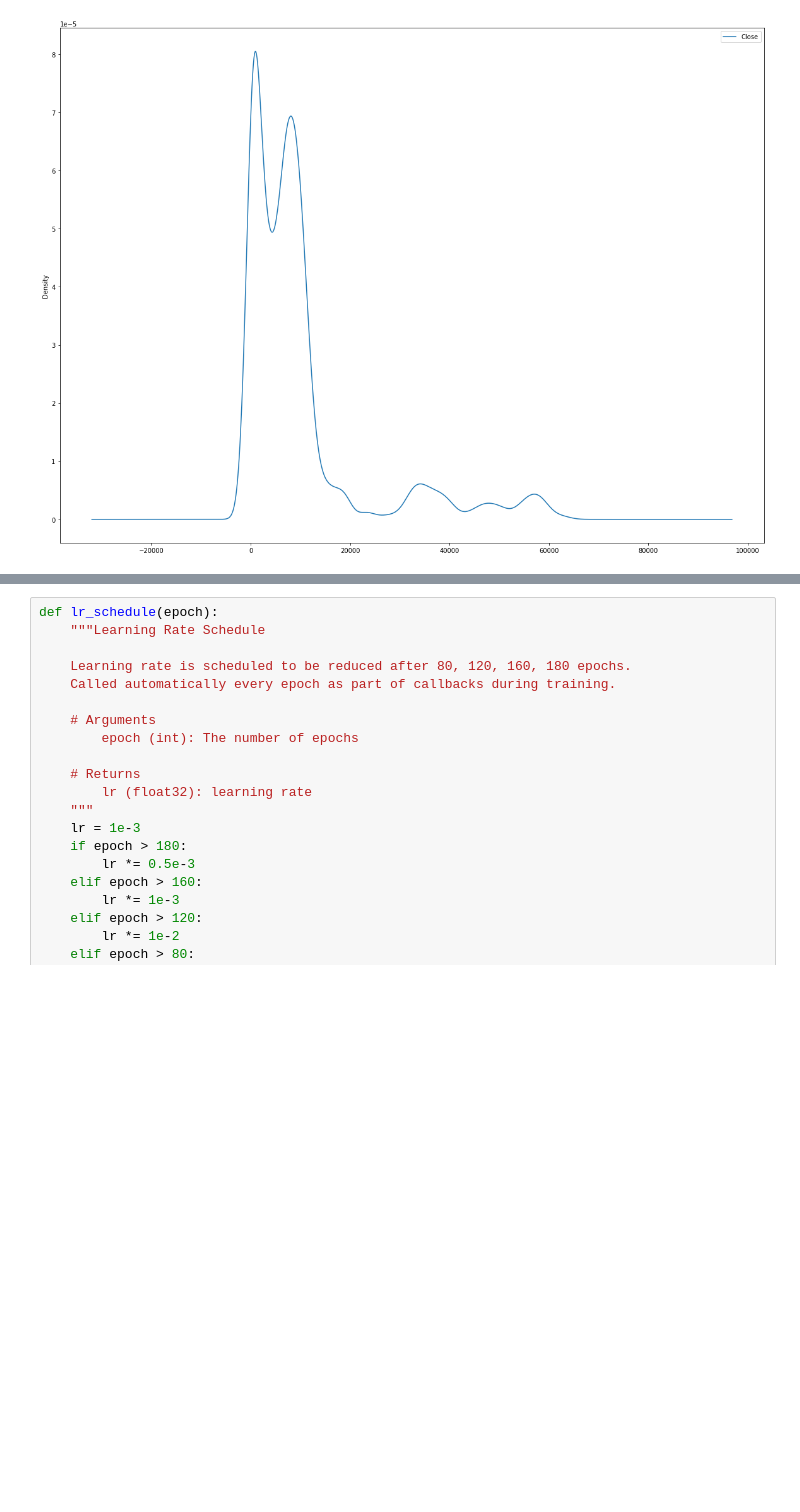
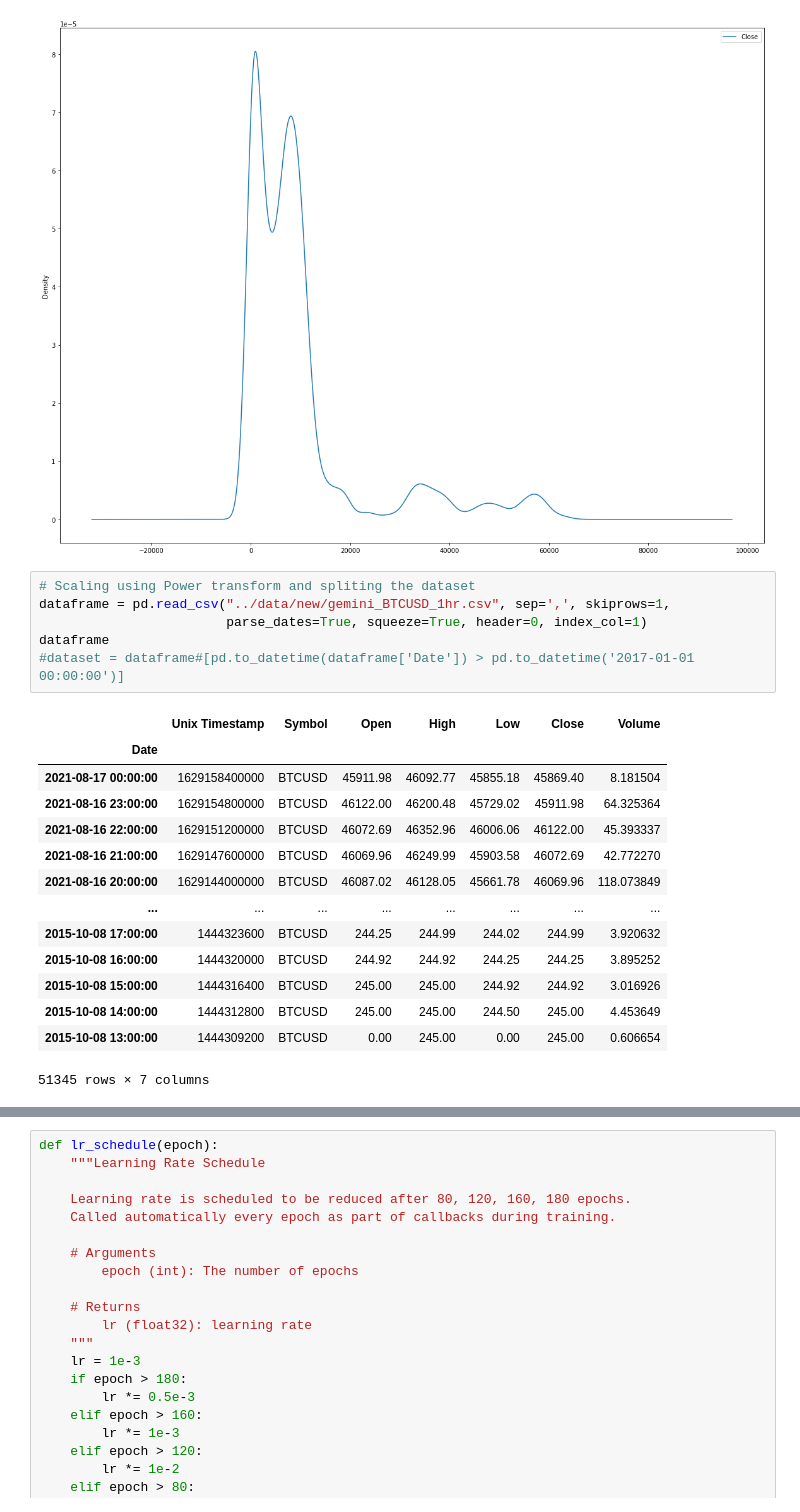
Before and after one commit to deepanshgandhi/Bitcoin-Price-Forecast, a Jupyter notebook: models/Final_Notebook_Model_and_Data.ipynb, the cells around one changed output, grey strips where cells are left out. Cells and saved outputs as stored; diff of their text form; blank space fills up the shorter version.

```diff
--- a/models/Final_Notebook_Model_and_Data.ipynb
+++ b/models/Final_Notebook_Model_and_Data.ipynb
@@ -141,4 +141,25 @@ series.plot(kind='kde')
 pyplot.show()
 # %% [output]
 [figure]
+# %%
+# Scaling using Power transform and spliting the dataset
+dataframe = pd.read_csv("../data/new/gemini_BTCUSD_1hr.csv", sep=',', skiprows=1,
+                        parse_dates=True, squeeze=True, header=0, index_col=1)
+dataframe
+#dataset = dataframe#[pd.to_datetime(dataframe['Date']) > pd.to_datetime('2017-01-01 00:00:00')]
+# %% [output]
+|  | Unix Timestamp | Symbol | Open | High | Low | Close | Volume |
+| Date |  |  |  |  |  |  |  |
+| 2021-08-17 00:00:00 | 1629158400000 | BTCUSD | 45911.98 | 46092.77 | 45855.18 | 45869.40 | 8.181504 |
+| 2021-08-16 23:00:00 | 1629154800000 | BTCUSD | 46122.00 | 46200.48 | 45729.02 | 45911.98 | 64.325364 |
+| 2021-08-16 22:00:00 | 1629151200000 | BTCUSD | 46072.69 | 46352.96 | 46006.06 | 46122.00 | 45.393337 |
+| 2021-08-16 21:00:00 | 1629147600000 | BTCUSD | 46069.96 | 46249.99 | 45903.58 | 46072.69 | 42.772270 |
+| 2021-08-16 20:00:00 | 1629144000000 | BTCUSD | 46087.02 | 46128.05 | 45661.78 | 46069.96 | 118.073849 |
+| ... | ... | ... | ... | ... | ... | ... | ... |
+| 2015-10-08 17:00:00 | 1444323600 | BTCUSD | 244.25 | 244.99 | 244.02 | 244.99 | 3.920632 |
+| 2015-10-08 16:00:00 | 1444320000 | BTCUSD | 244.92 | 244.92 | 244.25 | 244.25 | 3.895252 |
+| 2015-10-08 15:00:00 | 1444316400 | BTCUSD | 245.00 | 245.00 | 244.92 | 244.92 | 3.016926 |
+| 2015-10-08 14:00:00 | 1444312800 | BTCUSD | 245.00 | 245.00 | 244.50 | 245.00 | 4.453649 |
+| 2015-10-08 13:00:00 | 1444309200 | BTCUSD | 0.00 | 245.00 | 0.00 | 245.00 | 0.606654 |
+51345 rows × 7 columns
 # %%
```
Also changed, not shown: parts of 8 cells of this notebook.
